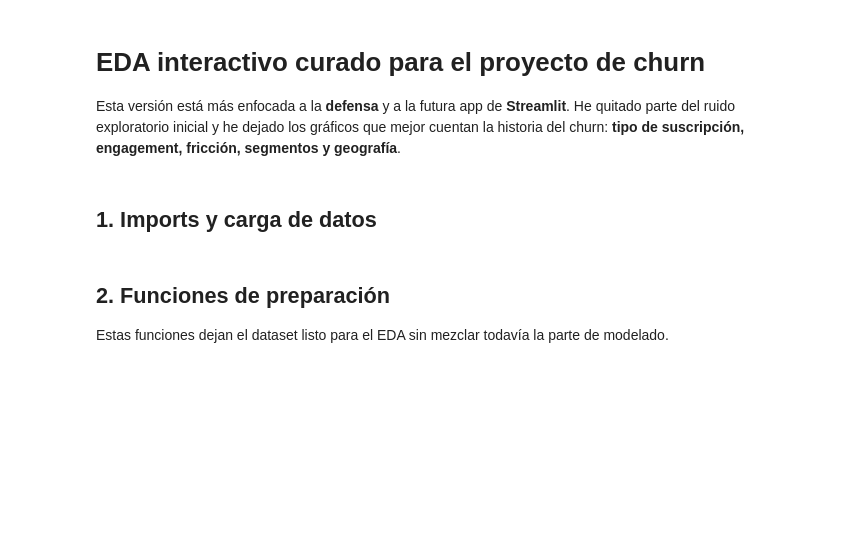
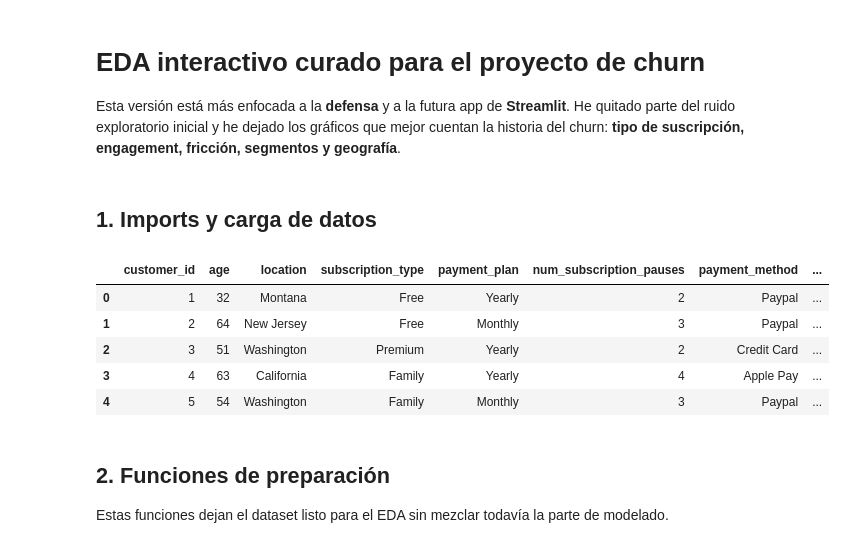
Before and after one commit to TrimanBeat/streaming-subscription-churn-model, a Jupyter notebook: notebooks/EDAinteractivo_nuevo.ipynb, the cells around one changed output. Saved outputs shown, nothing was run; the diff lists cells and outputs as text; code cells hidden in the pictures; blank space fills up the shorter version.

```diff
--- a/notebooks/EDAinteractivo_nuevo.ipynb
+++ b/notebooks/EDAinteractivo_nuevo.ipynb
@@ -12,25 +12,20 @@ import plotly.express as px
 import plotly.graph_objects as go
 
 pd.set_option("display.max_columns", 100)
+# %%
+path = "../data/raw/train.csv"
 # %%
 
-def load_data():
-    candidate_paths = [
-        "data/raw/train.csv",
-        "dataproject/train.csv",
-        "train.csv"
-    ]
-    for path in candidate_paths:
-        try:
-            return pd.read_csv(path)
-        except FileNotFoundError:
-            continue
-    raise FileNotFoundError(
-        "No se encontró el archivo train.csv. Prueba con data/raw/train.csv, dataproject/train.csv o train.csv."
-    )
 
-df = load_data().copy()
+df = pd.read_csv(path).copy()
 df.head()
+# %% [output]
+|  | customer_id | age | location | subscription_type | payment_plan | num_subscription_pauses | payment_method | ... |
+| 0 | 1 | 32 | Montana | Free | Yearly | 2 | Paypal | ... |
+| 1 | 2 | 64 | New Jersey | Free | Monthly | 3 | Paypal | ... |
+| 2 | 3 | 51 | Washington | Premium | Yearly | 2 | Credit Card | ... |
+| 3 | 4 | 63 | California | Family | Yearly | 4 | Apple Pay | ... |
+| 4 | 5 | 54 | Washington | Family | Monthly | 3 | Paypal | ... |
 # %% [markdown]
 ## 2. Funciones de preparación
 
```
Also changed, not shown: parts of 16 cells of this notebook.
